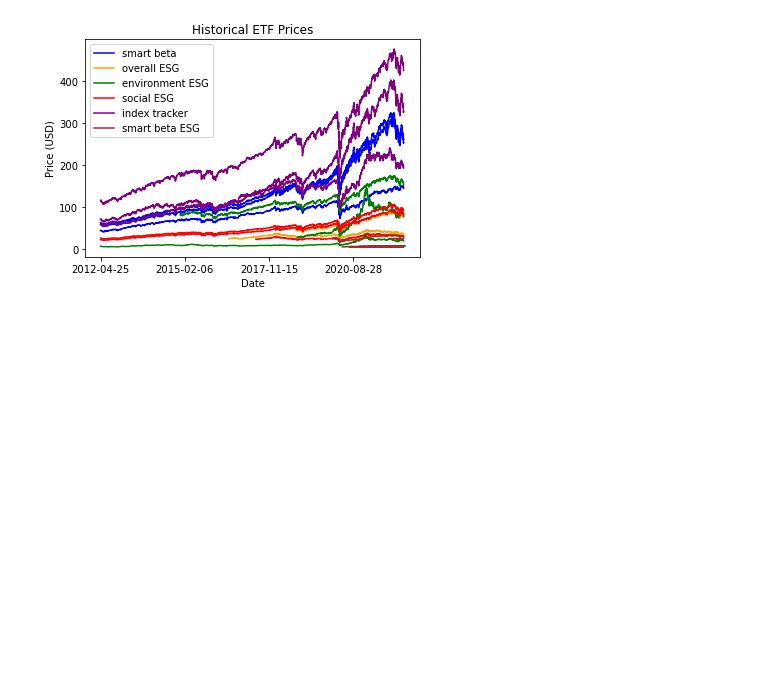
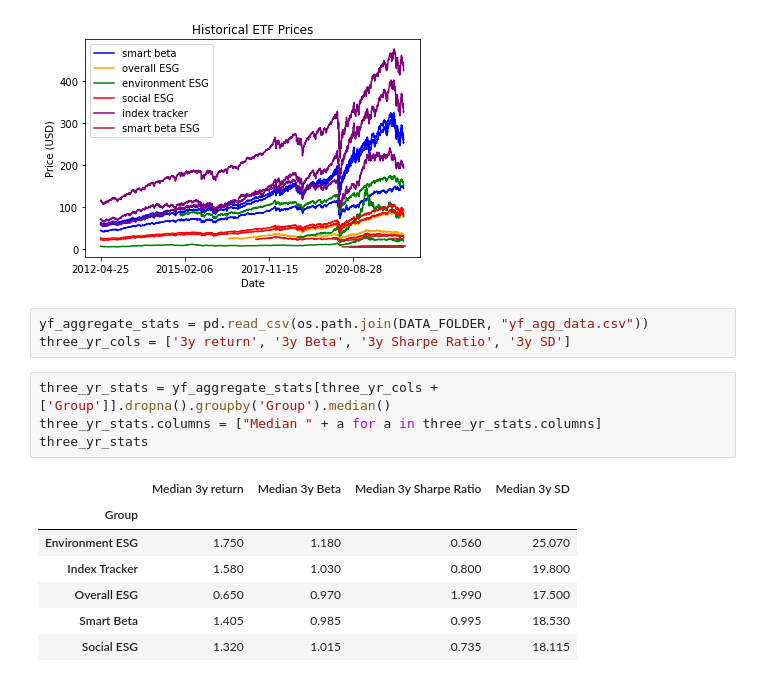
Before and after one commit to henry-maier/sustainable_portfolio_constructionsp22, a Jupyter notebook: notebooks/visualization.ipynb, the cells around one changed output. Cells and saved outputs as stored; diff of their text form; blank space fills up the shorter version.

Commit message:
check in new table

```diff
--- a/notebooks/visualization.ipynb
+++ b/notebooks/visualization.ipynb
@@ -83,3 +83,18 @@ ax.set_xticks(ax.get_xticks()[::700])
 plt.legend();
 # %% [output]
 [figure]
+# %%
+yf_aggregate_stats = pd.read_csv(os.path.join(DATA_FOLDER, "yf_agg_data.csv"))
+three_yr_cols = ['3y return', '3y Beta', '3y Sharpe Ratio', '3y SD']
+# %%
+three_yr_stats = yf_aggregate_stats[three_yr_cols + ['Group']].dropna().groupby('Group').median()
+three_yr_stats.columns = ["Median " + a for a in three_yr_stats.columns]
+three_yr_stats
+# %% [output]
+|  | Median 3y return | Median 3y Beta | Median 3y Sharpe Ratio | Median 3y SD |
+| Group |  |  |  |  |
+| Environment ESG | 1.750 | 1.180 | 0.560 | 25.070 |
+| Index Tracker | 1.580 | 1.030 | 0.800 | 19.800 |
+| Overall ESG | 0.650 | 0.970 | 1.990 | 17.500 |
+| Smart Beta | 1.405 | 0.985 | 0.995 | 18.530 |
+| Social ESG | 1.320 | 1.015 | 0.735 | 18.115 |
```
